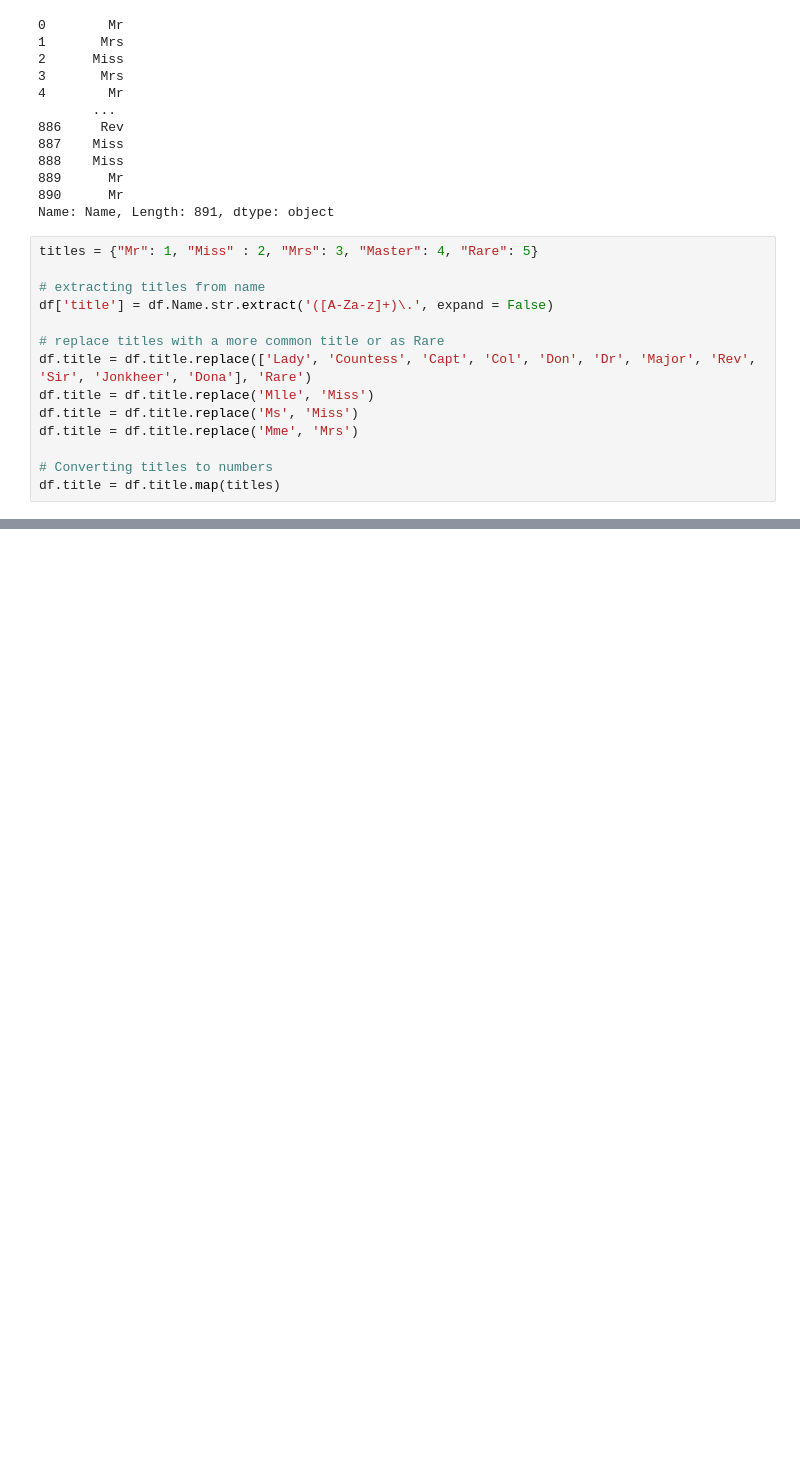
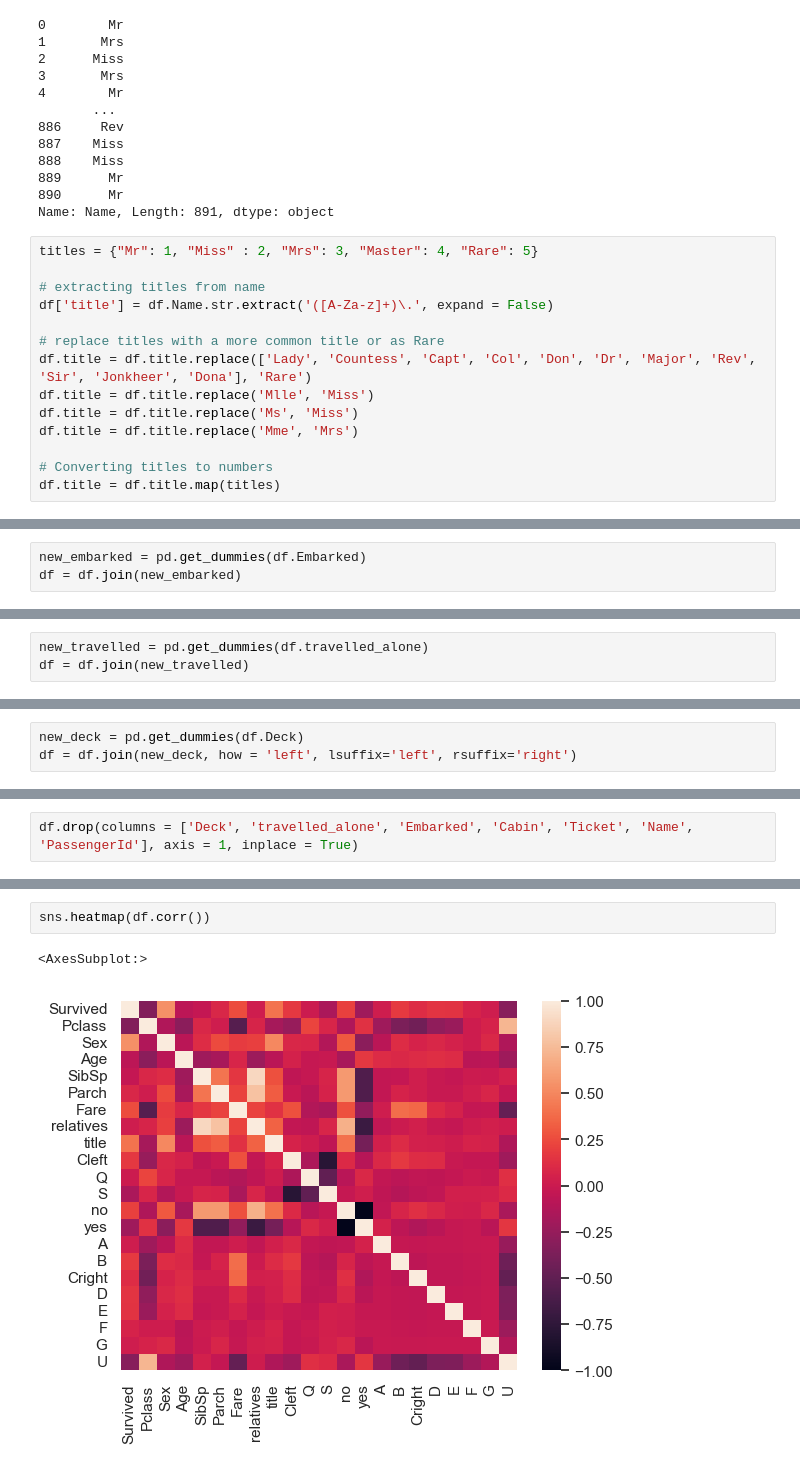
Before and after one commit to aayush2058/titanic, a Jupyter notebook: Titanic.ipynb, the cells around one changed output, grey strips where cells are left out. Drawn from its saved outputs; the diff is of its cells as text; blank space fills up the shorter version.

```diff
--- a/Titanic.ipynb
+++ b/Titanic.ipynb
@@ -251,0 +246,3 @@ sns.factorplot(data = df, x = 'Age', y = 'Cabin', hue = 'Survived', )
+# %%
+new_embarked = pd.get_dummies(df.Embarked)
+df = df.join(new_embarked)
@@ -251,0 +251,3 @@ sns.factorplot(data = df, x = 'Age', y = 'Cabin', hue = 'Survived', )
+# %%
+new_travelled = pd.get_dummies(df.travelled_alone)
+df = df.join(new_travelled)
@@ -251,0 +256,3 @@ sns.factorplot(data = df, x = 'Age', y = 'Cabin', hue = 'Survived', )
+# %%
+new_deck = pd.get_dummies(df.Deck)
+df = df.join(new_deck, how = 'left', lsuffix='left', rsuffix='right')
@@ -251,0 +263,2 @@ sns.factorplot(data = df, x = 'Age', y = 'Cabin', hue = 'Survived', )
+# %%
+df.drop(columns = ['Deck', 'travelled_alone', 'Embarked', 'Cabin', 'Ticket', 'Name', 'PassengerId'], axis = 1, inplace = True)
@@ -251,0 +283,5 @@ sns.factorplot(data = df, x = 'Age', y = 'Cabin', hue = 'Survived', )
+# %%
+sns.heatmap(df.corr())
+# %% [output]
+<AxesSubplot:>
+[figure, added]
```
Also changed, not shown: parts of 15 cells of this notebook.
